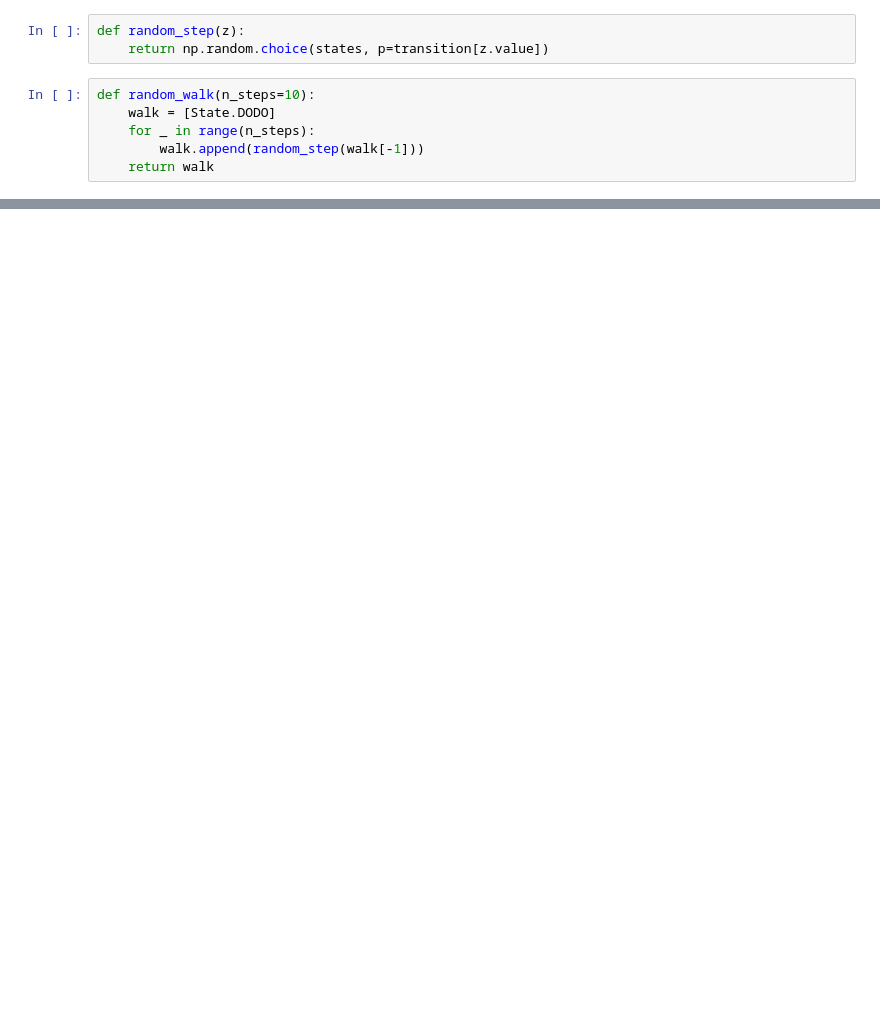
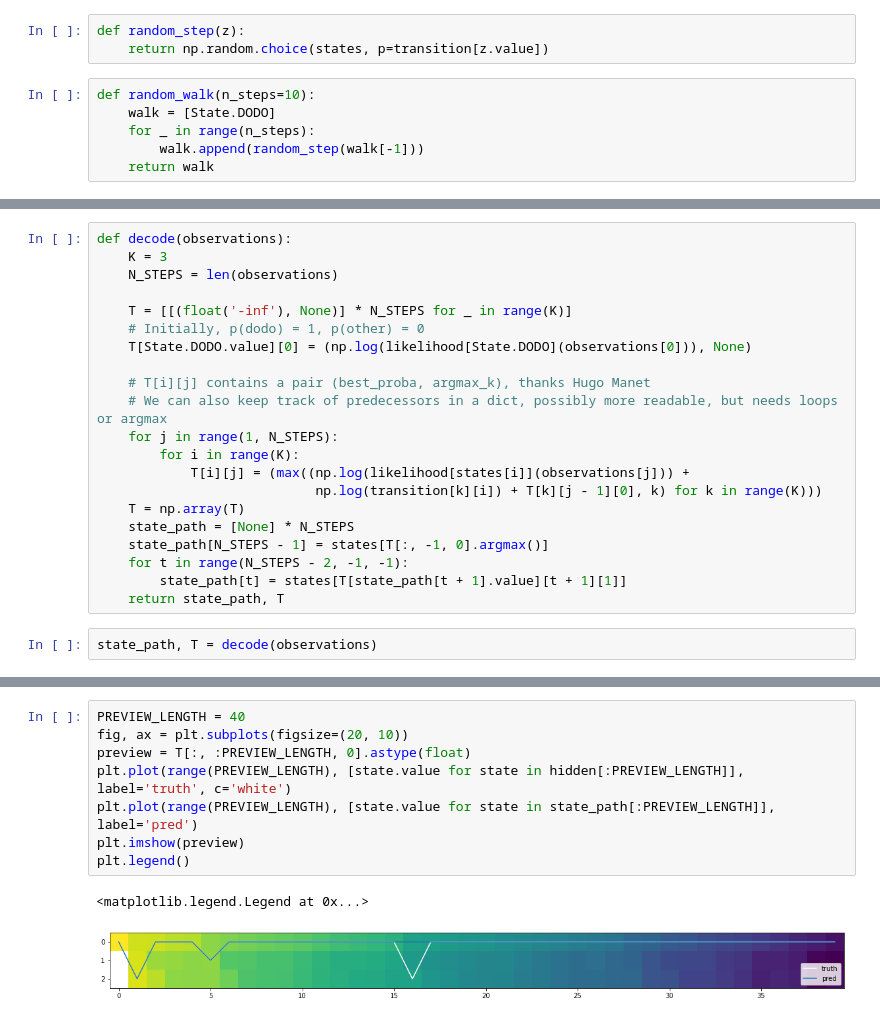
Before and after one commit to jilljenn/tp-ml, a Jupyter notebook: tp5/Doudou le hamster surveillé.ipynb, the cells around one changed output, grey strips where cells are left out. Cells and saved outputs as stored; diff of their text form; blank space fills up the shorter version.

```diff
--- a/tp5/Doudou le hamster surveillé.ipynb
+++ b/tp5/Doudou le hamster surveillé.ipynb
@@ -73,0 +132,23 @@ random_walk(25)
+# %%
+def decode(observations):
+    K = 3
+    N_STEPS = len(observations)
+
+    T = [[(float('-inf'), None)] * N_STEPS for _ in range(K)]
+    # Initially, p(dodo) = 1, p(other) = 0
+    T[State.DODO.value][0] = (np.log(likelihood[State.DODO](observations[0])), None)
+
+    # T[i][j] contains a pair (best_proba, argmax_k), thanks Hugo Manet
+    # We can also keep track of predecessors in a dict, possibly more readable, but needs loops or argmax
+    for j in range(1, N_STEPS):
+        for i in range(K):
+            T[i][j] = (max((np.log(likelihood[states[i]](observations[j])) +
+                            np.log(transition[k][i]) + T[k][j - 1][0], k) for k in range(K)))
+    T = np.array(T)
+    state_path = [None] * N_STEPS
+    state_path[N_STEPS - 1] = states[T[:, -1, 0].argmax()]
+    for t in range(N_STEPS - 2, -1, -1):
+        state_path[t] = states[T[state_path[t + 1].value][t + 1][1]]
+    return state_path, T
+# %%
+state_path, T = decode(observations)
@@ -73,0 +178,11 @@ random_walk(25)
+# %%
+PREVIEW_LENGTH = 40
+fig, ax = plt.subplots(figsize=(20, 10))
+preview = T[:, :PREVIEW_LENGTH, 0].astype(float)
+plt.plot(range(PREVIEW_LENGTH), [state.value for state in hidden[:PREVIEW_LENGTH]], label='truth', c='white')
+plt.plot(range(PREVIEW_LENGTH), [state.value for state in state_path[:PREVIEW_LENGTH]], label='pred')
+plt.imshow(preview)
+plt.legend()
+# %% [output]
+<matplotlib.legend.Legend at 0x...>
+[figure, added]
```
Also changed, not shown: parts of 35 cells of this notebook.
